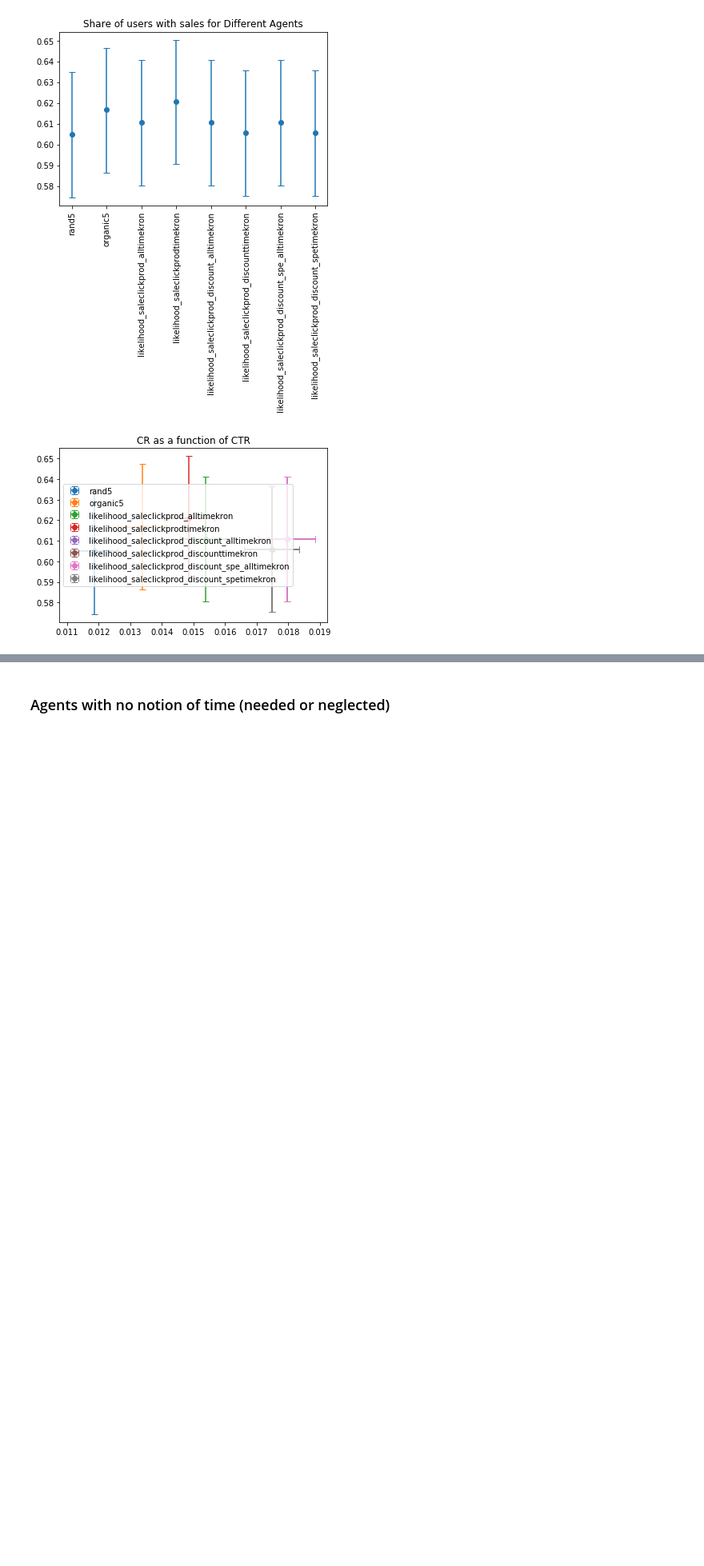
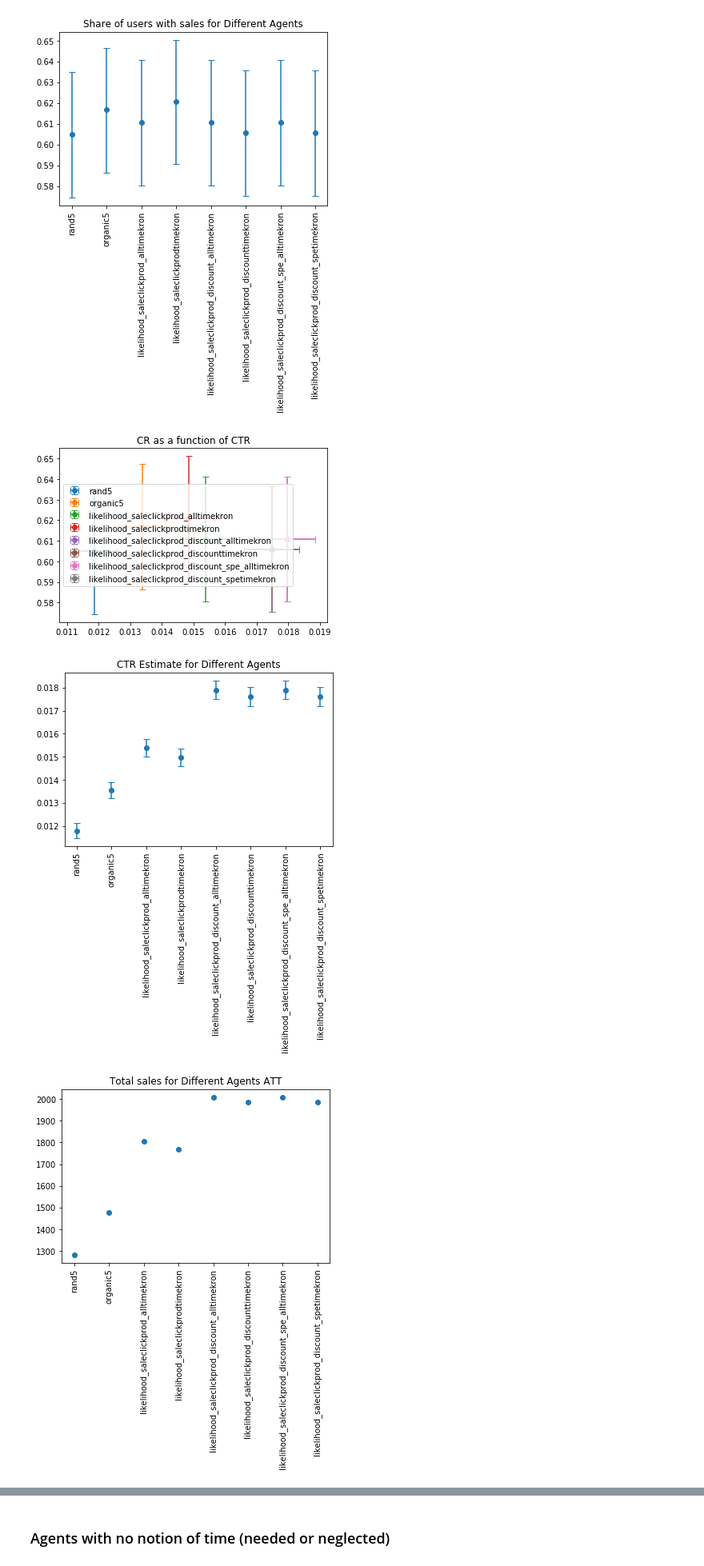
Before and after one commit to philomenec/reco-gym, a Jupyter notebook: 3_train_agent_kronecker_withflip_CLEAN.ipynb, the cells around one changed output, grey strips where cells are left out. Shown at 80% size. Cells and saved outputs as stored; diff of their text form; code cells hidden in the pictures; blank space fills up the shorter version.

```diff
--- a/3_train_agent_kronecker_withflip_CLEAN.ipynb
+++ b/3_train_agent_kronecker_withflip_CLEAN.ipynb
@@ -197,3 +263,20 @@ None
 [figure]
 [figure]
 [figure]
+# %%
+name_extension = 'krontimeweights'+str(nb_flips)
+res_dict = {}
+name_logging = 'rand'+str(nb_flips)
+num_users_AB = 5000
+
+[res, env_1_sale_args, info, save_agents] = pkl.load(open("data/res_"+name_logging+str(num_users)+"_"+str(num_users_AB)+"_"+feature_name+name_extension+".pkl","rb"))
+
+res_dict[name_logging+str(num_users)+"_"+str(num_users_AB)+"_"+feature_name+name_extension] = res
+
+# plot result
+plot_verify_agents_sale(res["CTR"], res["Tot sales ATT"], res['Share user with sale ATT'],
+                        res["Tot sales"], res['Share user with sale'])
+None
+# %% [output]
+[figure, added]
+[figure, added]
```
Also changed, not shown: parts of 6 cells of this notebook, 8 other files.
